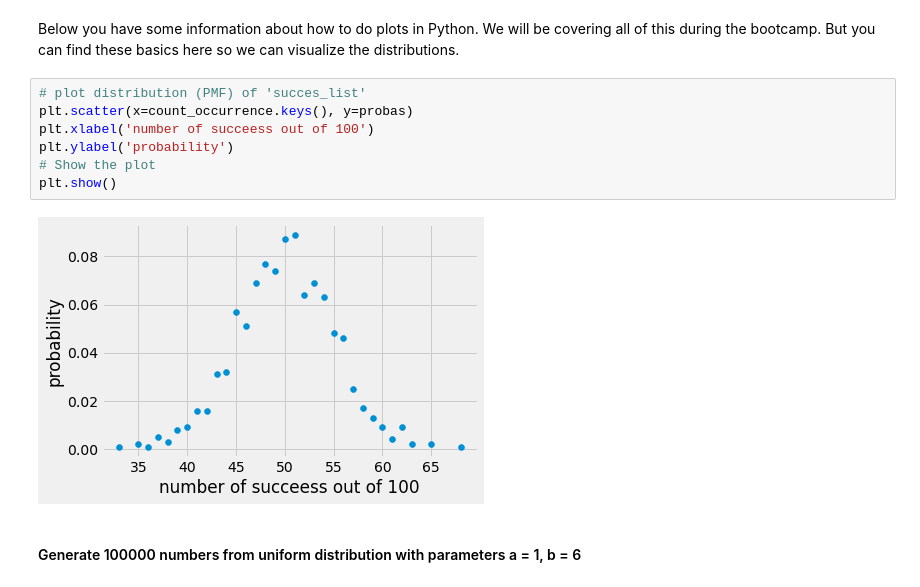
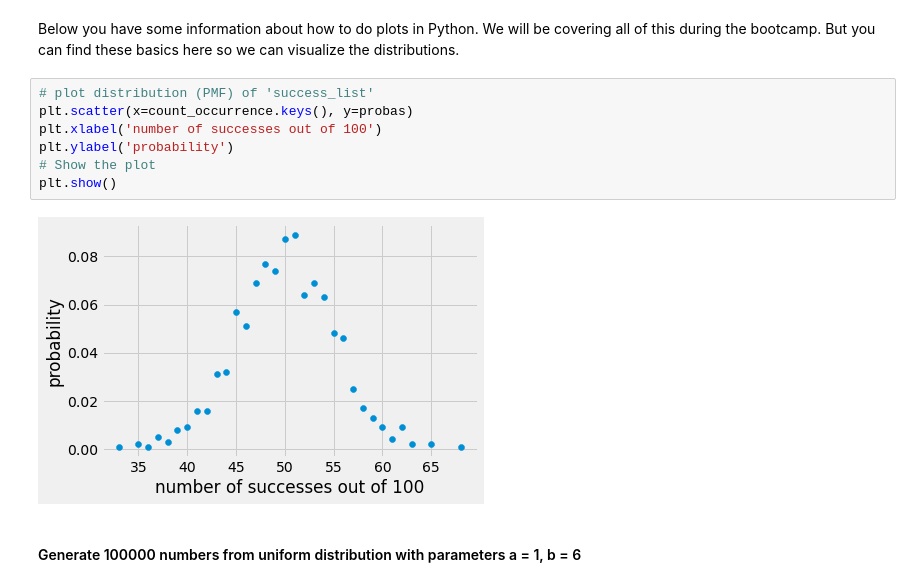
Before and after one commit to jebacareza/lighthouse-python-fundamentals, a Jupyter notebook: probability_theory_and_distributions_exercise.ipynb, the cells around one changed output. Drawn from its saved outputs; the diff is of its cells as text.

Commit message:
Final revised solutions for Probability theory and distributions exercises

```diff
--- a/probability_theory_and_distributions_exercise.ipynb
+++ b/probability_theory_and_distributions_exercise.ipynb
@@ -84,14 +84,14 @@ print(probas)
 # %% [markdown]
 Below you have some information about how to do plots in Python. We will be covering all of this during the bootcamp. But you can find these basics here so we can visualize the distributions.
 # %%
-# plot distribution (PMF) of 'succes_list'
+# plot distribution (PMF) of 'success_list'
 plt.scatter(x=count_occurrence.keys(), y=probas)
-plt.xlabel('number of succeess out of 100')
+plt.xlabel('number of successes out of 100')
 plt.ylabel('probability')
 # Show the plot
 plt.show()
 # %% [output]
-[figure, old version]
+[figure, new version]
 # %% [markdown]
 #### Generate 100000 numbers from uniform distribution with parameters a = 1, b = 6
 # %%
```
Also changed, not shown: parts of 3 cells of this notebook.
